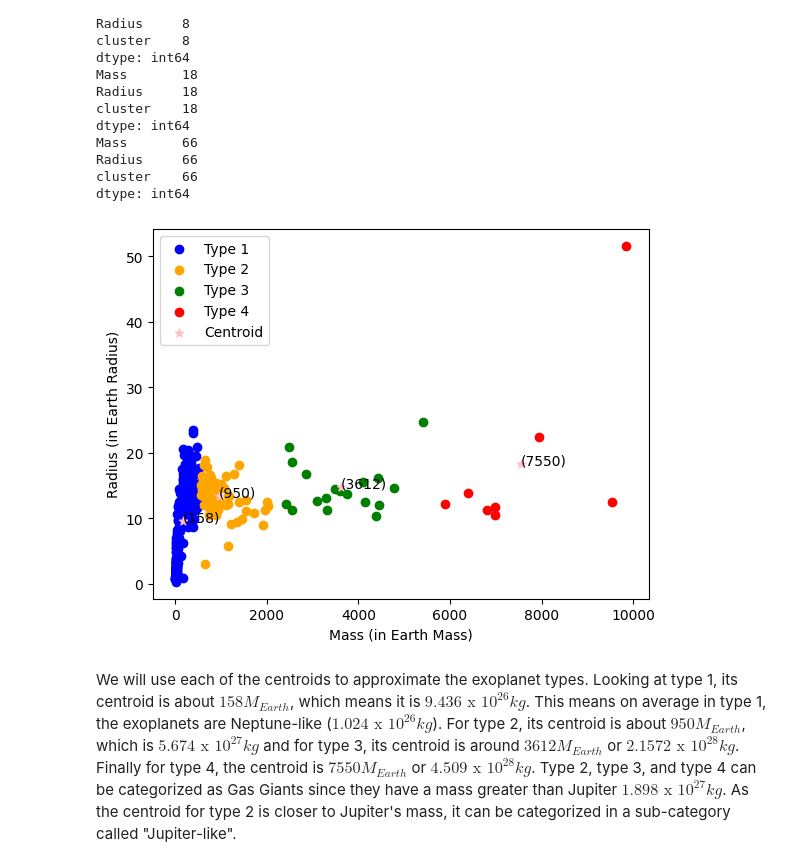
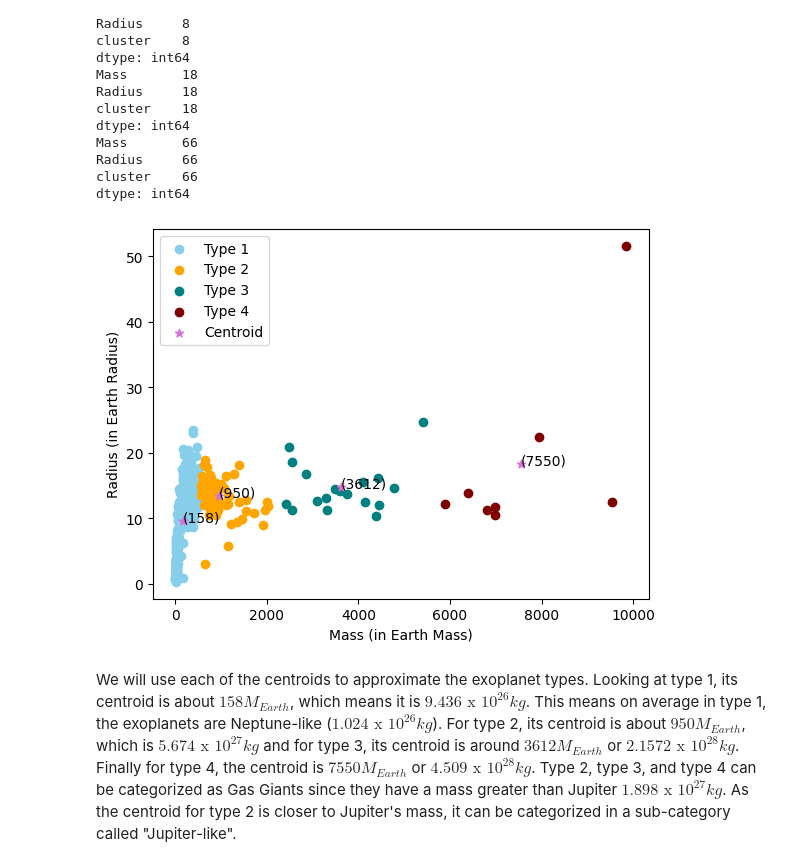
Before and after one commit to moonsdust/exoplanet-classifier, a Jupyter notebook: Exoplanets_Notebook.ipynb, the cells around one changed output. Cells and saved outputs as stored; diff of their text form; code cells hidden in the pictures.

Commit message:
updated visualization in notebook

```diff
--- a/Exoplanets_Notebook.ipynb
+++ b/Exoplanets_Notebook.ipynb
@@ -155,20 +155,20 @@ Radius     66
 cluster    66
 dtype: int64
 # %%
-plt.scatter(cluster0.Mass, cluster0.Radius, color='blue', label = 'Type 1')
+plt.scatter(cluster0.Mass, cluster0.Radius, color='skyblue', label = 'Type 1')
 plt.scatter(cluster3.Mass, cluster3.Radius, color='orange', label = 'Type 2')
-plt.scatter(cluster2.Mass, cluster2.Radius, color='green', label = 'Type 3')
-plt.scatter(cluster1.Mass, cluster1.Radius, color='red', label = 'Type 4')
-plt.scatter(k_means.cluster_centers_[:,0],k_means.cluster_centers_[:,1],color='pink',marker='*',label='Centroid')
+plt.scatter(cluster2.Mass, cluster2.Radius, color='teal', label = 'Type 3')
+plt.scatter(cluster1.Mass, cluster1.Radius, color='maroon', label = 'Type 4')
+plt.scatter(k_means.cluster_centers_[:,0],k_means.cluster_centers_[:,1],color='orchid',marker='*',label='Centroid')
 plt.xlabel('Mass (in Earth Mass)')
 plt.ylabel('Radius (in Earth Radius)')
 plt.legend()
 
 # Label the aaverage mass of each type
 for i, j in zip(k_means.cluster_centers_[:,0], k_means.cluster_centers_[:,1]):
    plt.text(i, j, '({})'.format(round(i), j))
 # %% [output]
-[figure, old version]
+[figure, new version]
 # %% [markdown]
 We will use each of the centroids to approximate the exoplanet types. Looking at type 1, its centroid is about $158 M_{Earth}$, which means it is $9.436 \text{ x } 10^{26}kg$. This means on average in type 1, the exoplanets are Neptune-like ($1.024 \text{ x }10^{26} kg$). For type 2, its centroid is about $950 M_{Earth}$, which is $5.674 \text{ x } 10^{27}kg$ and for type 3, its centroid is around $3612 M_{Earth}$ or $2.1572 \text{ x } 10^{28}kg$. Finally for type 4, the centroid is $7550 M_{Earth}$ or $4.509 \text{ x } 10^{28}kg$. Type 2, type 3, and type 4 can be categorized as Gas Giants since they have a mass greater than Jupiter $1.898 \text{ x } 10^{27} kg$. As the centroid for type 2 is closer to Jupiter's mass, it can be categorized in a sub-category called "Jupiter-like".
 # %%
```
Also changed, not shown: parts of 2 cells of this notebook.
